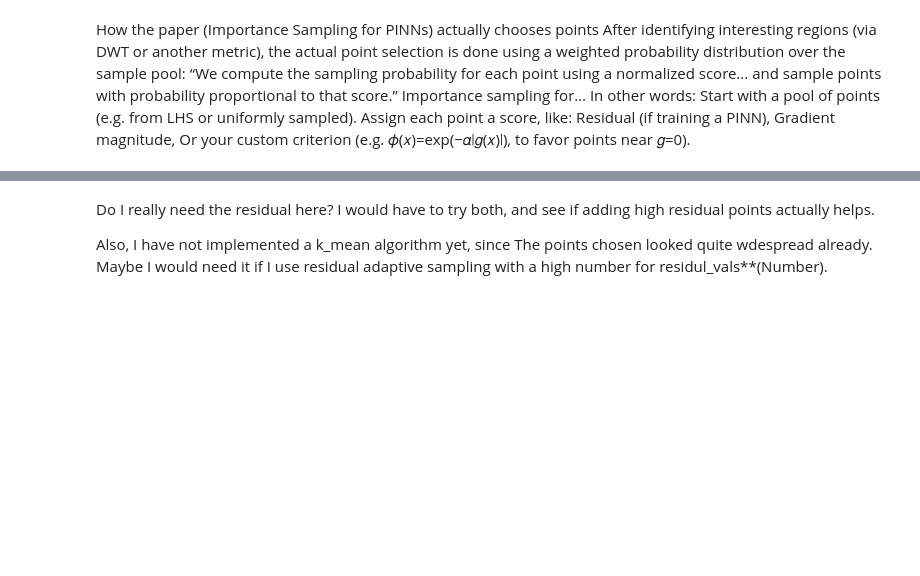
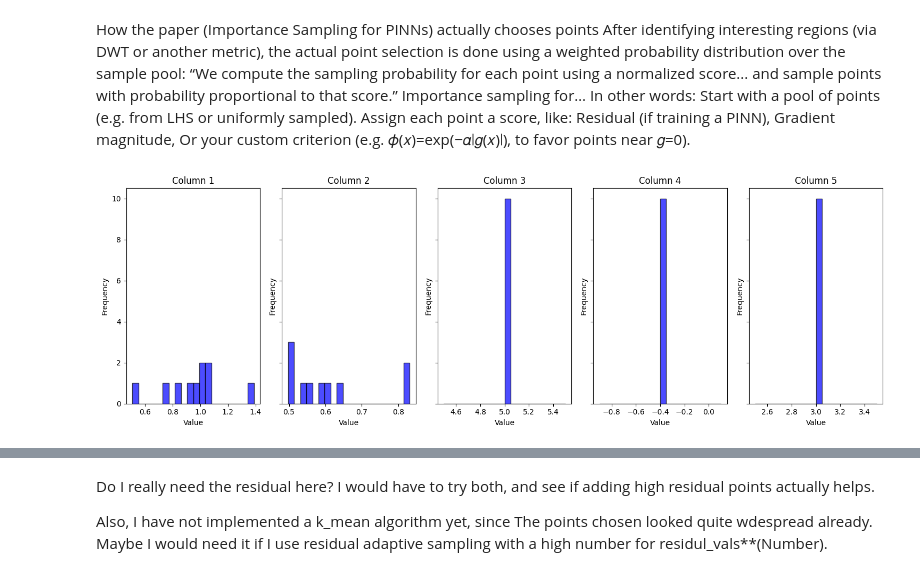
Before and after one commit to jolu2111/Master_thesis, a Jupyter notebook: Code/05_Normalization.ipynb, the cells around one changed output, grey strips where cells are left out. Cells and saved outputs as stored; diff of their text form; code cells hidden in the pictures; blank space fills up the shorter version.

```diff
--- a/Code/05_Normalization.ipynb
+++ b/Code/05_Normalization.ipynb
@@ -742,3 +797,24 @@ LHS_samples, sampled_params = generate_latin_hypercube_samples(specs, params['no
+# %%
+norm_samples, sampled_params= generate_normal_samples(specs, params['norm_info'], num_samples)
+# %%
+import matplotlib.pyplot as plt
+
+# Number of columns in norm_samples
+num_columns = norm_samples.shape[1]
+
+# Create subplots for each column
+fig, axes = plt.subplots(1, num_columns, figsize=(15, 5), sharey=True)
+
+for i in range(num_columns):
+    axes[i].hist(norm_samples[:, i], bins=20, alpha=0.7, color='blue', edgecolor='black')
+    axes[i].set_title(f'Column {i+1}')
+    axes[i].set_xlabel('Value')
+    axes[i].set_ylabel('Frequency')
+
+plt.tight_layout()
+plt.show()
+# %% [output]
+[figure, added]
 # %%
 # 1. turn your (10000, 5) NumPy array into a float32 Torch tensor
 samples_tensor = torch.from_numpy(LHS_samples).float()
```
Also changed, not shown: parts of 22 cells of this notebook, 7 other files.
